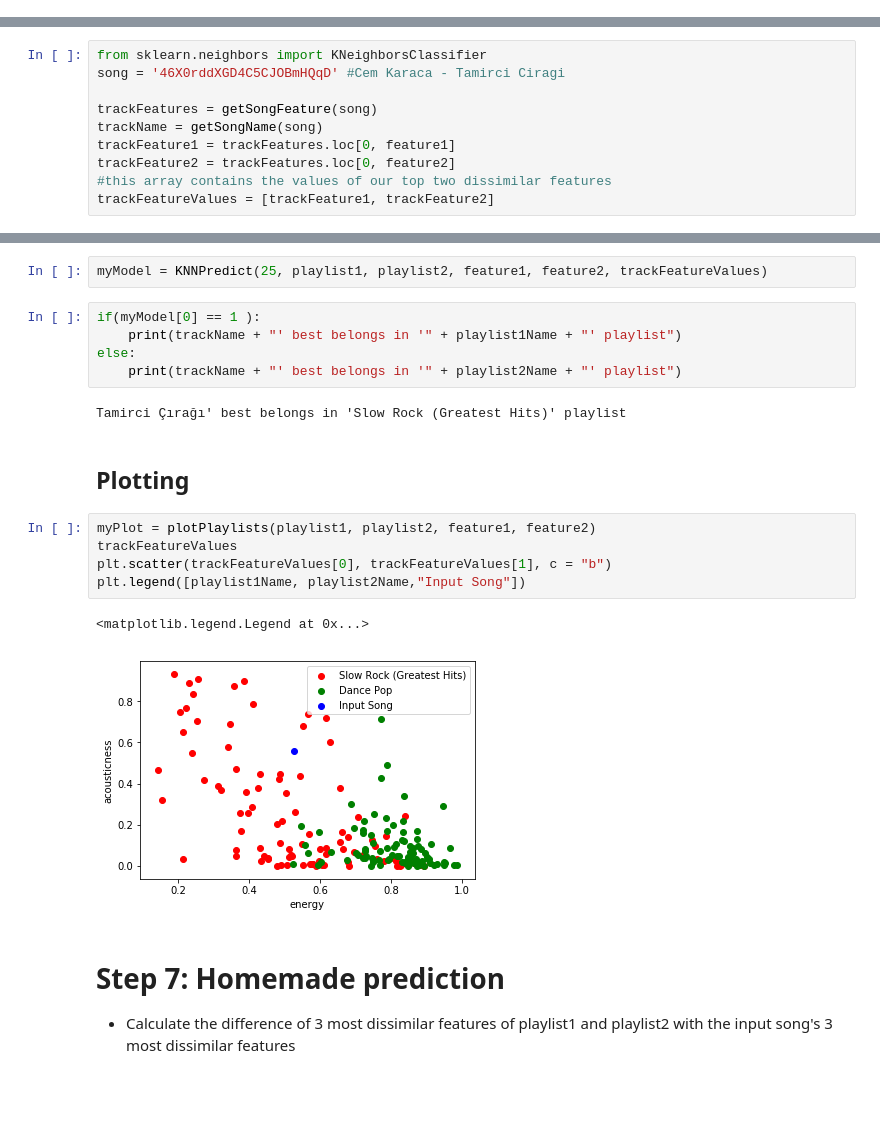
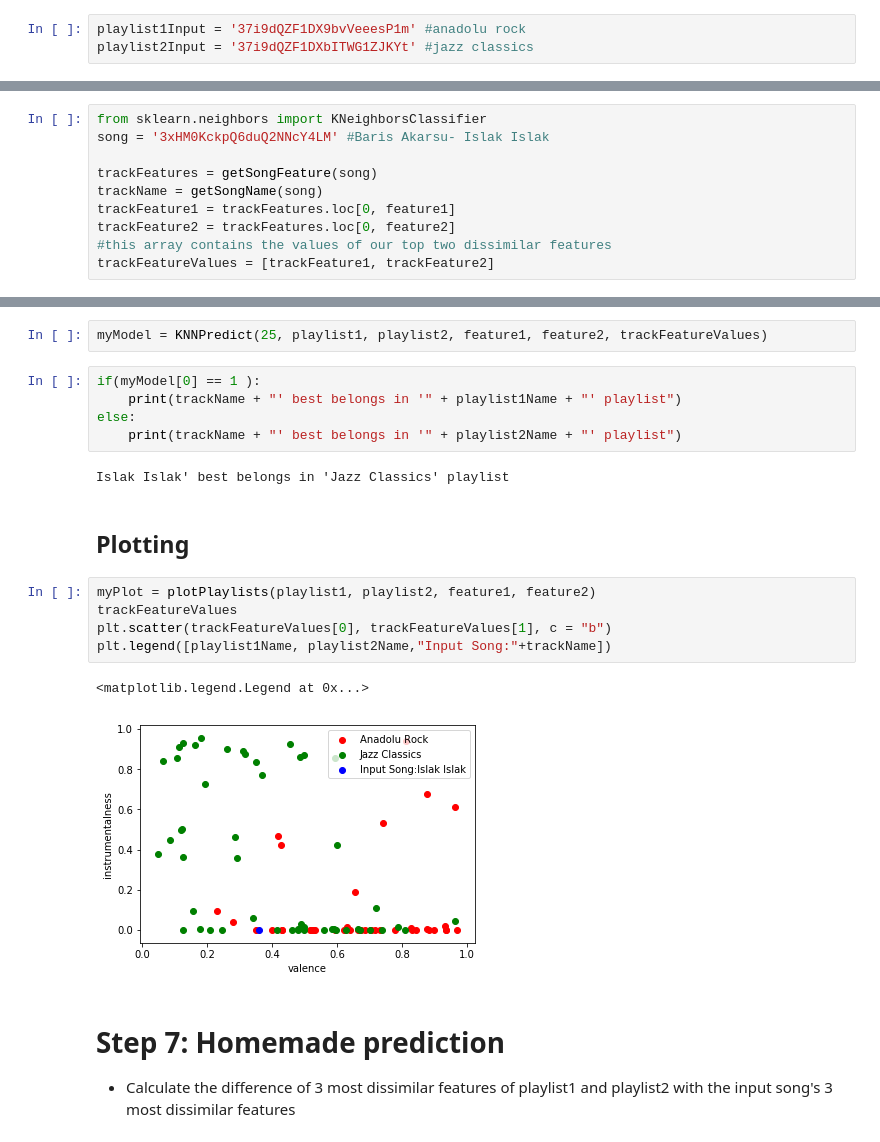
Before and after one commit to tolgasumer/compareplaylist, a Jupyter notebook: compareplaylist.ipynb, the cells around one changed output, grey strips where cells are left out. Cells and saved outputs as stored; diff of their text form; blank space fills up the shorter version.

Commit message:
islak islak demo case

```diff
--- a/compareplaylist.ipynb
+++ b/compareplaylist.ipynb
@@ -157,3 +154,6 @@ playlist2Input = '37i9dQZF1DXcZDD7cfEKhW' #dance pop
+# %%
+playlist1Input = '37i9dQZF1DX9bvVeeesP1m' #anadolu rock
+playlist2Input = '37i9dQZF1DXbITWG1ZJKYt' #jazz classics
 # %% [markdown]
 # Step 3: Retrieve Playlists Information
 - Call the function to retrieve the tracks from each playlists and their features
@@ -221,7 +221,7 @@ plotPlaylists(playlist1, playlist2, feature1, feature2)
 - get the features of the song that we want to see where it belongs
 # %%
 from sklearn.neighbors import KNeighborsClassifier
-song = '46X0rddXGD4C5CJOBmHQqD' #Cem Karaca - Tamirci Ciragi
+song = '3xHM0KckpQ6duQ2NNcY4LM' #Baris Akarsu- Islak Islak
 
 trackFeatures = getSongFeature(song)
 trackName = getSongName(song)
@@ -260,17 +260,17 @@ if(myModel[0] == 1 ):
 else:
     print(trackName + "' best belongs in '" + playlist2Name + "' playlist")
 # %% [output]
-Tamirci Çırağı' best belongs in 'Slow Rock (Greatest Hits)' playlist
+Islak Islak' best belongs in 'Jazz Classics' playlist
 # %% [markdown]
 ## Plotting
 # %%
 myPlot = plotPlaylists(playlist1, playlist2, feature1, feature2)
 trackFeatureValues
 plt.scatter(trackFeatureValues[0], trackFeatureValues[1], c = "b")
-plt.legend([playlist1Name, playlist2Name,"Input Song"])
+plt.legend([playlist1Name, playlist2Name,"Input Song:"+trackName])
 # %% [output]
 <matplotlib.legend.Legend at 0x...>
-[figure, old version]
+[figure, new version]
 # %% [markdown]
 # Step 7: Homemade prediction
 - Calculate the difference of 3 most dissimilar features of playlist1 and playlist2 with the input song's 3 most dissimilar features
```
Also changed, not shown: parts of 9 cells of this notebook.
